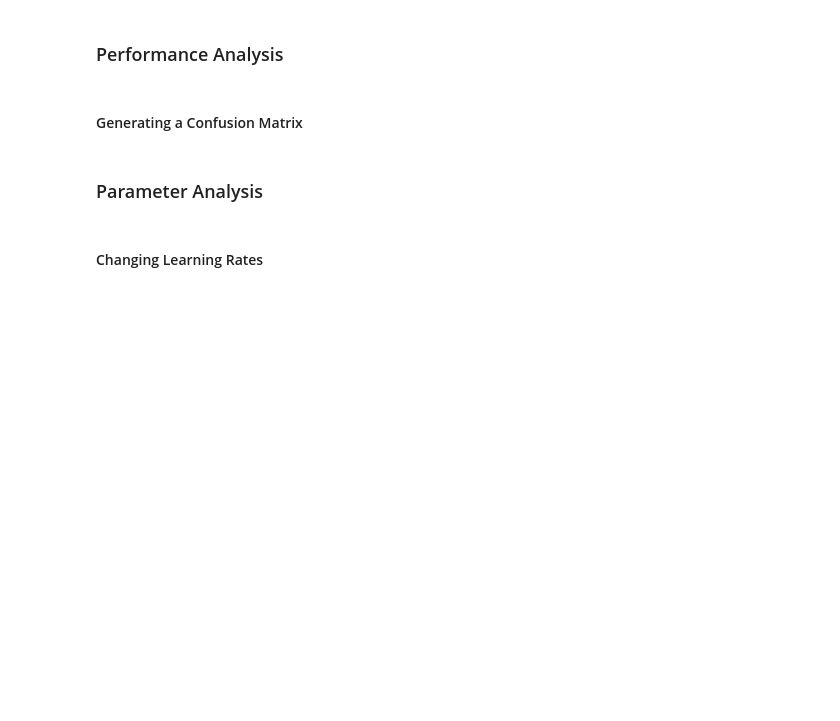
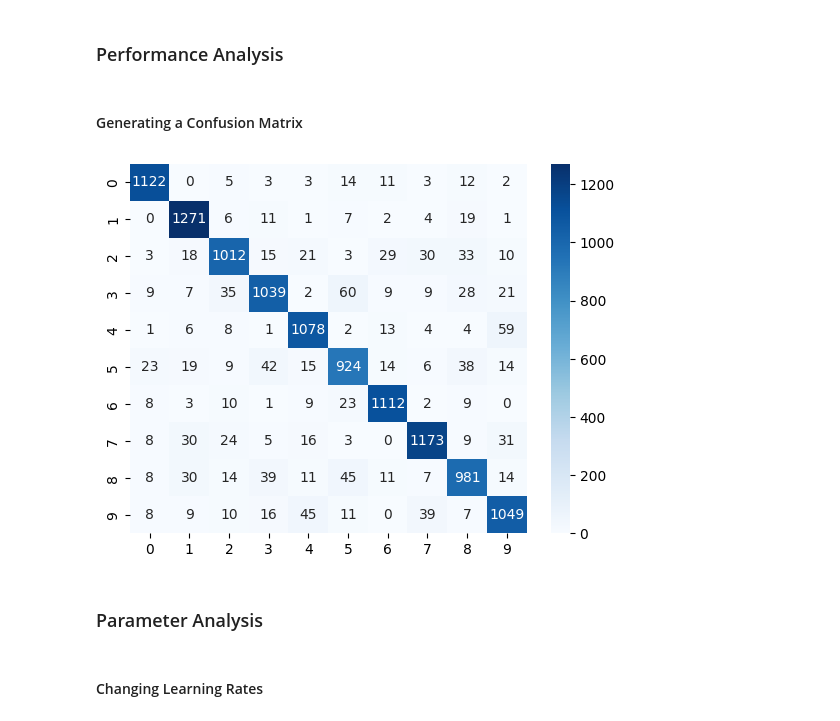
Before and after one commit to mosheriif/ai-mnist-classification, a Jupyter notebook: test.ipynb, the cells around one changed output. Cells and saved outputs as stored; diff of their text form; code cells hidden in the pictures; blank space fills up the shorter version.

```diff
--- a/test.ipynb
+++ b/test.ipynb
@@ -69,2 +157,21 @@ model = SoftmaxRegression(input_size=28*28, num_classes=10)
+# %%
+def tester(model, test_loader):
+    model.eval()
+
+    true_labels = []
+    predicted_labels = []
+
+    # Disable gradient calculation for evaluation
+    with torch.no_grad():
+        for images, labels in test_loader:
+            outputs = model(images)
+            _, preds = torch.max(outputs, 1)
+
+            true_labels.extend(labels.numpy())
+            predicted_labels.extend(preds.numpy())
+
+    return true_labels, predicted_labels
+
+true_labels, predicted_labels = tester(model, test_loader)
 # %% [markdown]
 ### Visualisation and Plotting
@@ -72,6 +189,14 @@ model = SoftmaxRegression(input_size=28*28, num_classes=10)
 ### Performance Analysis
 # %% [markdown]
 #### Generating a Confusion Matrix
+# %%
+def confusion_matrix_generator(true_labels, predicted_labels):
+    confusion = confusion_matrix(true_labels, predicted_labels)
+    sns.heatmap(confusion, annot=True, fmt='d', cmap='Blues', xticklabels=range(10), yticklabels=range(10))
+
+confusion_matrix_generator(true_labels, predicted_labels)
+# %% [output]
+[figure, added]
 # %% [markdown]
 ### Parameter Analysis
 # %% [markdown]
```
Also changed, not shown: parts of 9 cells of this notebook.
